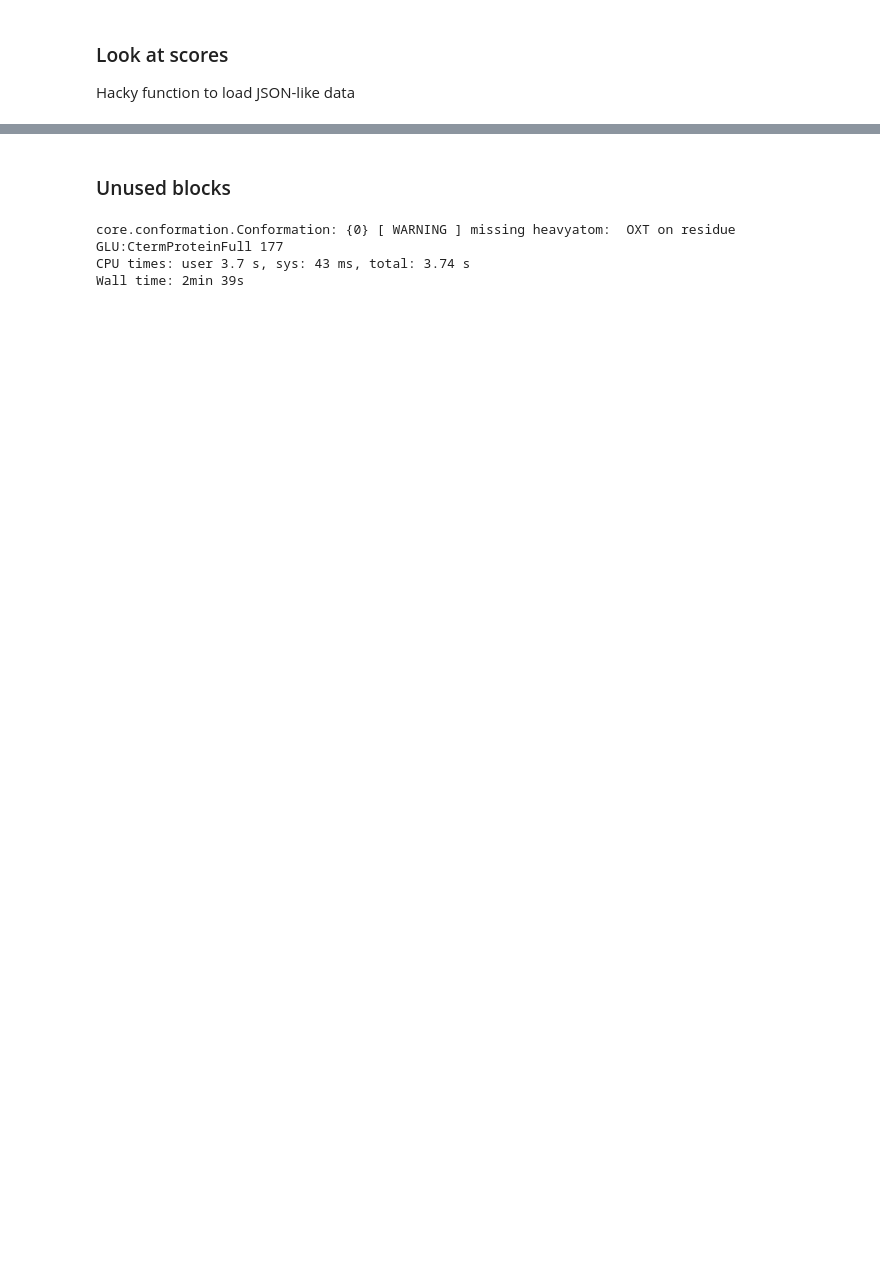
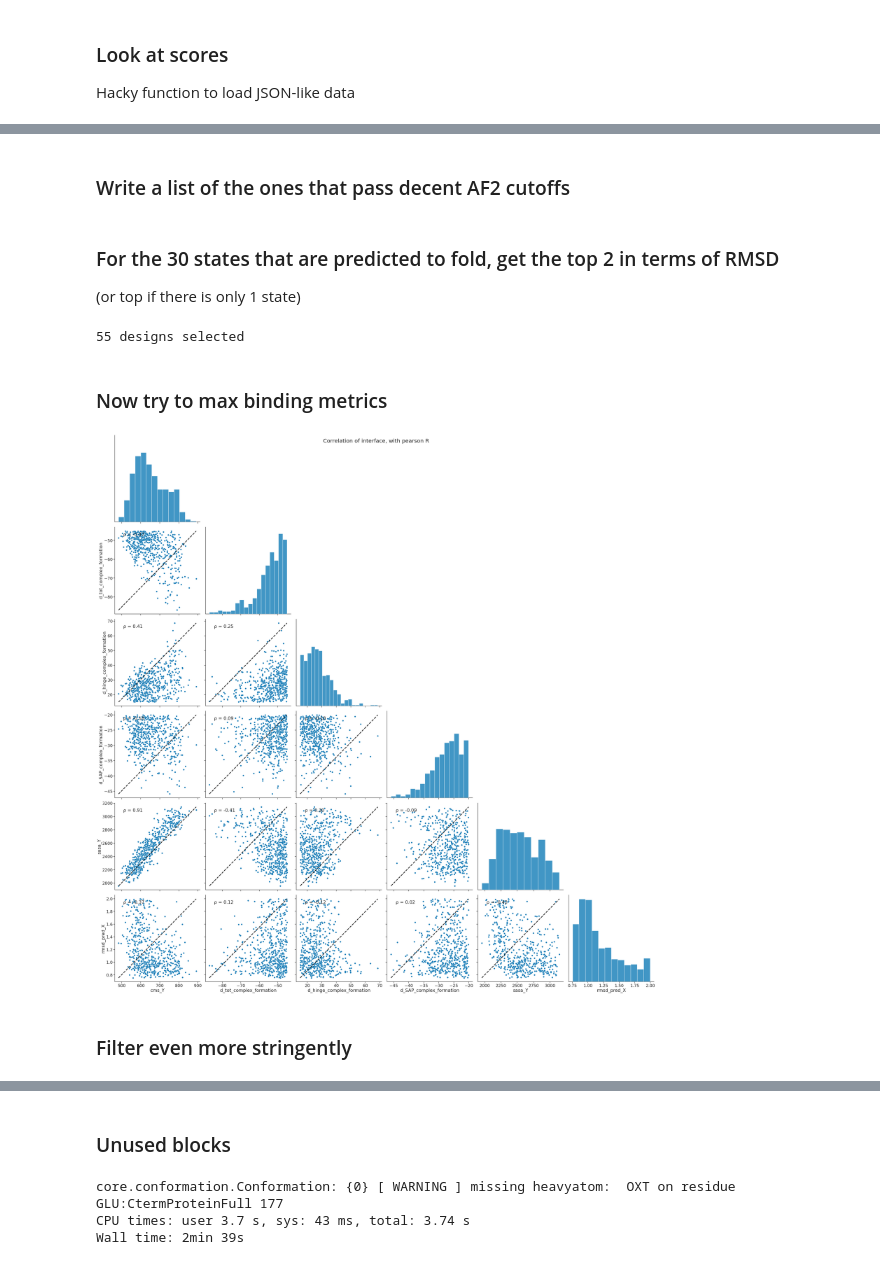
Before and after one commit to proleu/helix_binders, a Jupyter notebook: 07_final.ipynb, the cells around one changed output, grey strips where cells are left out. Drawn from its saved outputs; the diff is of its cells as text; code cells hidden in the pictures; blank space fills up the shorter version.

Commit message:
filtering

```diff
--- a/07_final.ipynb
+++ b/07_final.ipynb
@@ -271,7 +248,7 @@ def read_scorefile(scores):
     return tabulated_scores
 
 
-output_path = os.path.join(os.getcwd(), "06_cleanup")
+output_path = os.path.join(os.getcwd(), "07_predict_chA")
 scores = os.path.join(output_path, "scores.json")
 scores_df = read_scorefile(scores)
 scores_df.head()
@@ -321,4 +355,74 @@ scores_df.head()
+# %% [markdown]
+### Write a list of the ones that pass decent AF2 cutoffs
 # %%
-with open(os.path.join(os.getcwd(), "06_score_dslf", "best_deltas.list"), "w") as f:
-    for i in best.index:
+with open(os.path.join(os.getcwd(), "07_predict_chA", "good_rmsd.list"), "w") as f:
+    for i in good.index:
         print(i, file=f)
+# %% [markdown]
+### For the 30 states that are predicted to fold, get the top 2 in terms of RMSD
+(or top if there is only 1 state)
+# %%
+unique_states = set(good.state.values)
+best_rmsd = []
+for state in unique_states:
+    temp_df = good[good["state"] == state]
+    if len(temp_df) <= 2:
+        best_rmsd.extend(list(temp_df.index))
+    else:
+        temp_df = temp_df.sort_values("rmsd_pred_X")
+        best_rmsd.extend(list(temp_df.index)[:2])
+print(f"{len(best_rmsd)} designs selected")
+with open(os.path.join(os.getcwd(), "07_predict_chA", "best_rmsd.list"), "w") as f:
+    for i in best_rmsd:
+        print(i, file=f)
+# %% [output]
+55 designs selected
+# %% [markdown]
+### Now try to max binding metrics
+# %%
+best_minus55 = good.loc[[i for i in good.index if i not in best_rmsd]]
+
+best_minus55["d_tot_complex_formation"] = best_minus55["tot_score_Y"] - (
+    best_minus55["tot_score_A"] + best_minus55["tot_score_B"]
+)
+best_minus55["d_hinge_complex_formation"] = (
+    best_minus55["tot_score_C"] - best_minus55["tot_score_A"]
+)
+
+best_minus55["d_SAP_complex_formation"] = best_minus55["sap_Y"] - (
+    best_minus55["sap_A"] + best_minus55["sap_B"]
+)
+best_minus55["d_hinge_SAP_complex_formation"] = (
+    best_minus55["sap_C"] - best_minus55["sap_A"]
+)
+
+
+subset = best_minus55[
+    [
+        "cms_Y",
+        "d_tot_complex_formation",
+        "d_hinge_complex_formation",
+        "d_SAP_complex_formation",
+        "sasa_Y",
+        "rmsd_pred_X",
+        "parent",
+    ]
+]
+
+ax = sns.pairplot(data=subset, hue="parent", corner=True, height=8)
+plt.suptitle("Correlation of interface metrics, split by parent")
+sns.despine()
+plt.savefig("figs/07_correlations_interface_split_by_parent.png")
+
+plt.close()
+
+ax = sns.pairplot(data=subset, corner=True, height=8)
+ax.map_lower(rho)
+ax.map_offdiag(plot_unity)
+plt.suptitle("Correlation of interface, with pearson R")
+sns.despine()
+plt.savefig("figs/07_correlations_interface_pearson.png")
+# %% [output]
+[figure, added]
+# %% [markdown]
+### Filter even more stringently
```
Also changed, not shown: parts of 24 cells of this notebook.
